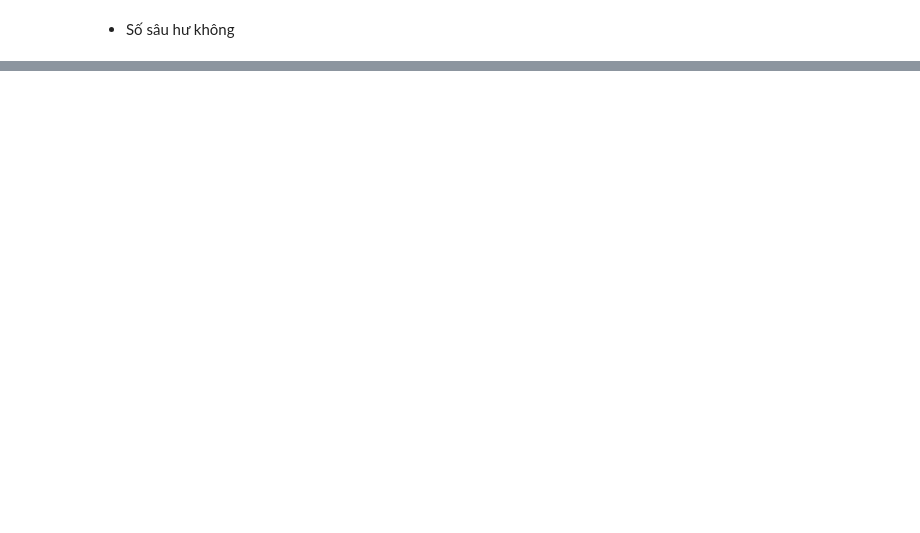
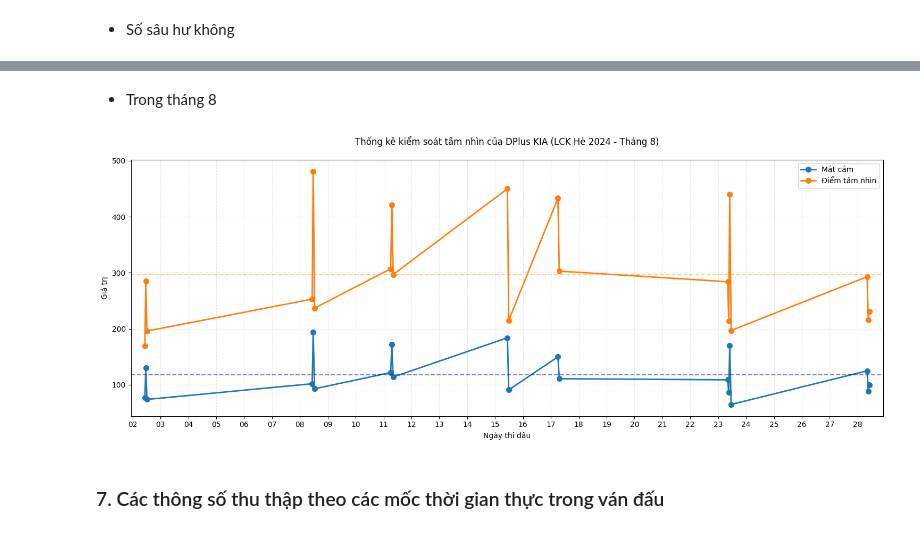
Before and after one commit to fromuit/IE224_Project, a Jupyter notebook: Source/EDA1.ipynb, the cells around one changed output, grey strips where cells are left out. Cells and saved outputs as stored; diff of their text form; code cells hidden in the pictures; blank space fills up the shorter version.

```diff
--- a/Source/EDA1.ipynb
+++ b/Source/EDA1.ipynb
@@ -857,0 +1015,2 @@ plt.show()
+# %% [markdown]
+- Trong tháng 8
@@ -857,0 +1020,46 @@ plt.show()
+# %%
+lck_data = lck_df.copy()
+# %%
+# Lọc dữ liệu và tạo DataFrame duy nhất cho tháng 8
+dplus_data = (lck_data[lck_data['teamname'] == 'Dplus KIA']
+              .assign(date=lambda x: pd.to_datetime(x['date']))
+              .query('split == "Summer" and date.dt.month == 8')
+              .sort_values('date')
+              .copy())
+
+# Tạo biểu đồ
+fig, ax = plt.subplots(figsize=(15, 6))
+
+# Vẽ 2 đường
+ax.plot(dplus_data['date'], dplus_data['wardsplaced'],
+         marker='o', label='Mắt cắm', linewidth=2, markersize=7)
+ax.plot(dplus_data['date'], dplus_data['visionscore'],
+         marker='o', label='Điểm tầm nhìn', linewidth=2, markersize=7)
+
+# Thêm đường trung bình
+ax.axhline(y=dplus_data['wardsplaced'].mean(), color='blue',
+            linestyle='--', alpha=0.5)
+ax.axhline(y=dplus_data['visionscore'].mean(), color='orange',
+            linestyle='--', alpha=0.5)
+
+# Chỉnh sửa trục x
+ax.xaxis.set_major_locator(mdates.DayLocator(interval=1))
+ax.xaxis.set_major_formatter(DateFormatter('%d'))  # Chỉ hiển thị ngày
+
+# Điều chỉnh vị trí của tick marks để khớp với dữ liệu
+ax.set_xlim(dplus_data['date'].min() - pd.Timedelta(days=0.5),
+            dplus_data['date'].max() + pd.Timedelta(days=0.5))
+
+# Chỉnh sửa đồ thị
+plt.title('Thống kê kiểm soát tầm nhìn của DPlus KIA (LCK Hè 2024 - Tháng 8)', pad=20)
+plt.xlabel('Ngày thi đấu')
+plt.ylabel('Giá trị')
+plt.legend()
+plt.grid(True, linestyle='--', alpha=0.3)
+
+plt.tight_layout()
+plt.show()
+# %% [output]
+[figure, added]
+# %% [markdown]
+### 7. Các thông số thu thập theo các mốc thời gian thực trong ván đấu
```
Also changed, not shown: parts of 37 cells of this notebook.
